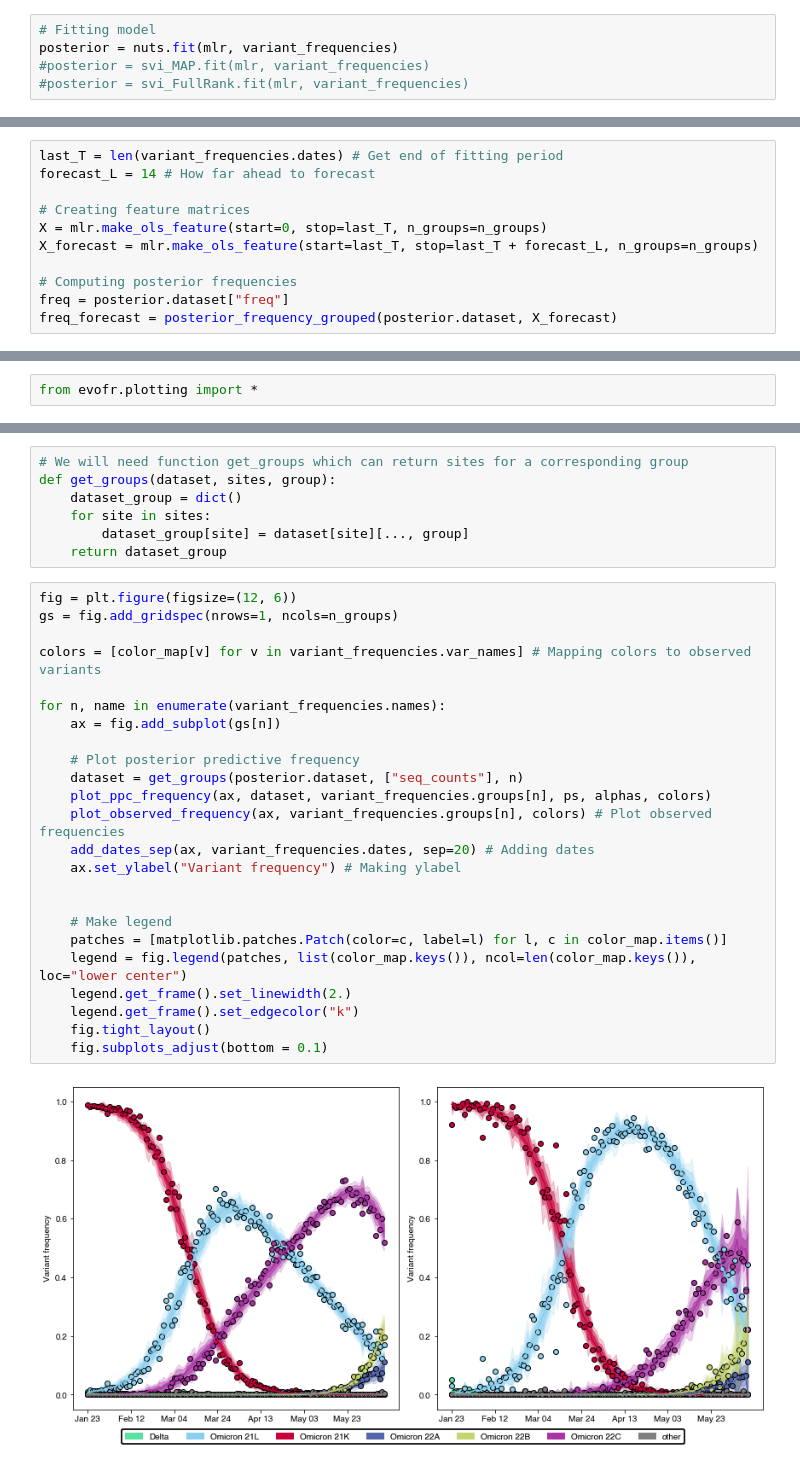
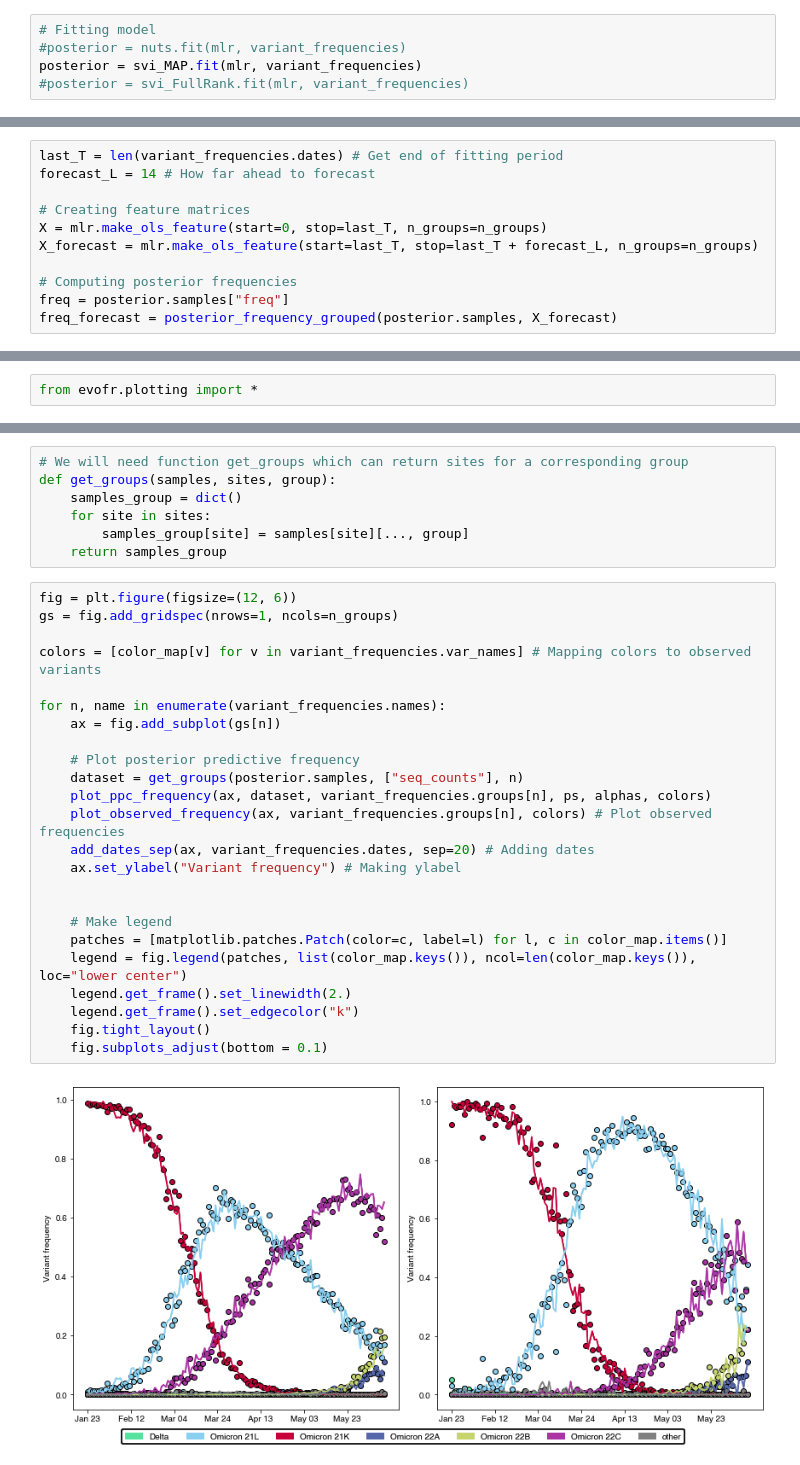
Before and after one commit to blab/evofr, a Jupyter notebook: notebooks/example_hier-mlr.ipynb, the cells around one changed output, grey strips where cells are left out. Drawn from its saved outputs; the diff is of its cells as text.

```diff
--- a/notebooks/example_hier-mlr.ipynb
+++ b/notebooks/example_hier-mlr.ipynb
@@ -20,8 +21,8 @@ nuts = ef.InferNUTS(num_warmup=1000, num_samples=100)
 #svi_FullRank = ef.InferFullRank(iters=10_000, lr=0.01, num_samples=100)
 # %%
 # Fitting model
-posterior = nuts.fit(mlr, variant_frequencies)
-#posterior = svi_MAP.fit(mlr, variant_frequencies)
+#posterior = nuts.fit(mlr, variant_frequencies)
+posterior = svi_MAP.fit(mlr, variant_frequencies)
 #posterior = svi_FullRank.fit(mlr, variant_frequencies)
 # %% [markdown]
 ## Plotting results
@@ -71,5 +70,5 @@ X = mlr.make_ols_feature(start=0, stop=last_T, n_groups=n_groups)
 X_forecast = mlr.make_ols_feature(start=last_T, stop=last_T + forecast_L, n_groups=n_groups)
 
 # Computing posterior frequencies
-freq = posterior.dataset["freq"]
-freq_forecast = posterior_frequency_grouped(posterior.dataset, X_forecast)
+freq = posterior.samples["freq"]
+freq_forecast = posterior_frequency_grouped(posterior.samples, X_forecast)
@@ -135,33 +134,33 @@ fig.subplots_adjust(bottom = 0.2)
-# %%
-# We will need function get_groups which can return sites for a corresponding group
-def get_groups(dataset, sites, group):
-    dataset_group = dict()
-    for site in sites:
-        dataset_group[site] = dataset[site][..., group]
-    return dataset_group
+# %%
+# We will need function get_groups which can return sites for a corresponding group
+def get_groups(samples, sites, group):
+    samples_group = dict()
+    for site in sites:
+        samples_group[site] = samples[site][..., group]
+    return samples_group
 # %%
 fig = plt.figure(figsize=(12, 6))
 gs = fig.add_gridspec(nrows=1, ncols=n_groups)
 
 colors = [color_map[v] for v in variant_frequencies.var_names] # Mapping colors to observed variants
 
 for n, name in enumerate(variant_frequencies.names):
     ax = fig.add_subplot(gs[n])
 
     # Plot posterior predictive frequency
-    dataset = get_groups(posterior.dataset, ["seq_counts"], n)
+    dataset = get_groups(posterior.samples, ["seq_counts"], n)
     plot_ppc_frequency(ax, dataset, variant_frequencies.groups[n], ps, alphas, colors)
     plot_observed_frequency(ax, variant_frequencies.groups[n], colors) # Plot observed frequencies
     add_dates_sep(ax, variant_frequencies.dates, sep=20) # Adding dates
     ax.set_ylabel("Variant frequency") # Making ylabel
 
 
     # Make legend
     patches = [matplotlib.patches.Patch(color=c, label=l) for l, c in color_map.items()]
     legend = fig.legend(patches, list(color_map.keys()), ncol=len(color_map.keys()), loc="lower center")
     legend.get_frame().set_linewidth(2.)
     legend.get_frame().set_edgecolor("k")
     fig.tight_layout()
     fig.subplots_adjust(bottom = 0.1)
 # %% [output]
-[figure, old version]
+[figure, new version]
```
Also changed, not shown: parts of 8 cells of this notebook, 3 other files.
